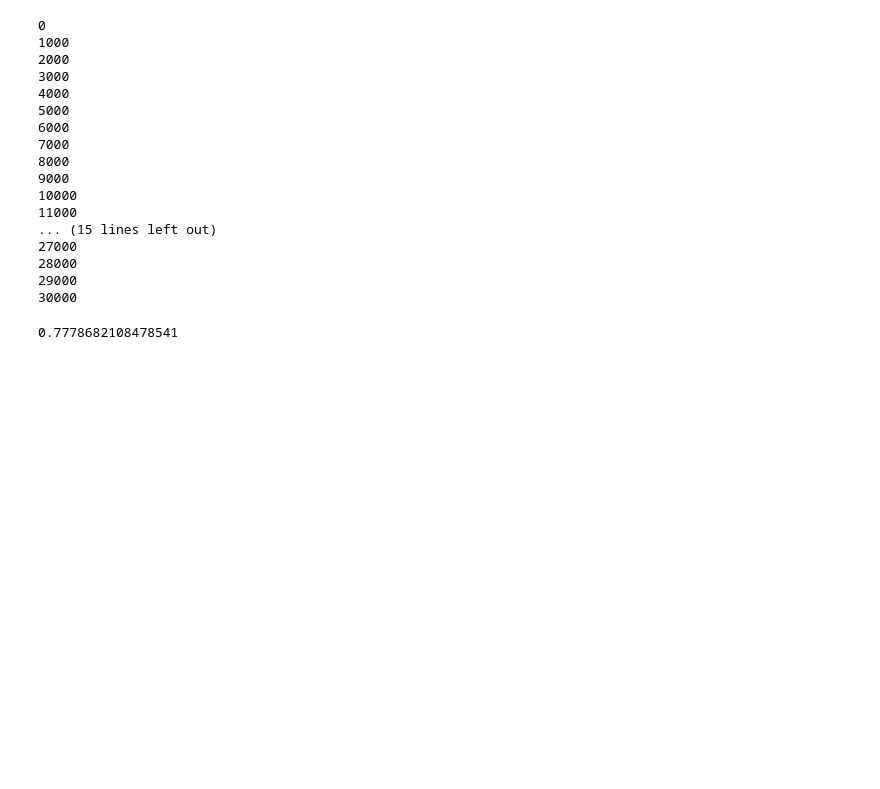
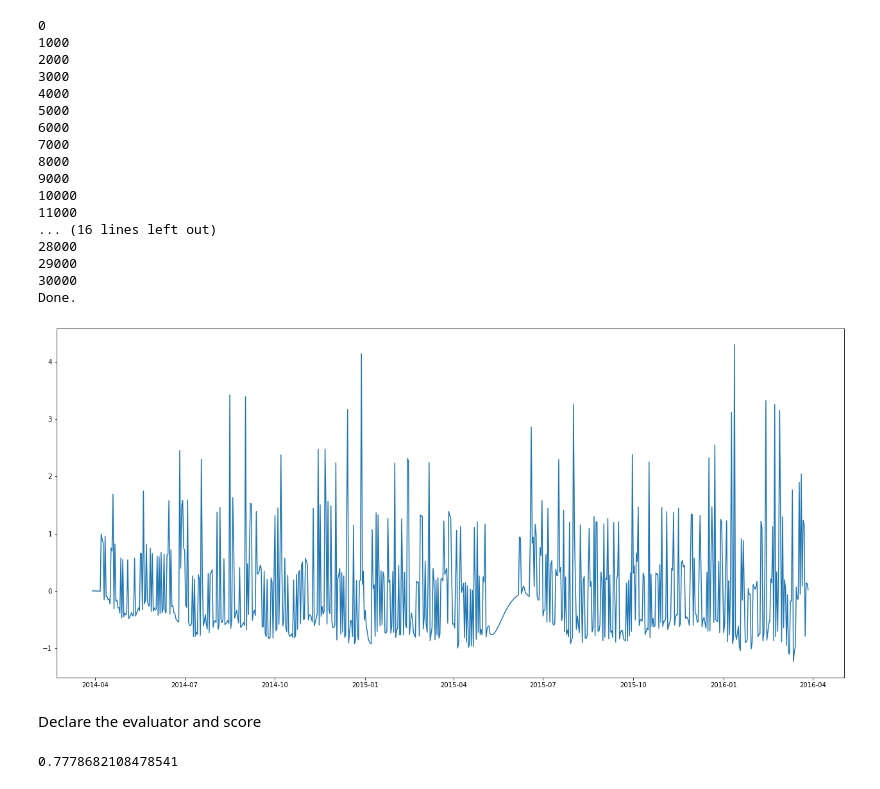
Before and after one commit to team2point0/M5-Forecasting, a Jupyter notebook: fullProj.ipynb, the cells around one changed output. Drawn from its saved outputs; the diff is of its cells as text; code cells hidden in the pictures; blank space fills up the shorter version.

```diff
--- a/fullProj.ipynb
+++ b/fullProj.ipynb
@@ -82,15 +91,34 @@ xTest = xDF.iloc[dayStart-1+dfTrain.shape[1]:dayStart-1+dfTrain.shape[1]+28,:]
 # loop for each product
 for i in range(0,int(len(dfTrain))):
 
-    # separate y values for one product
     yTrain = dfTrain.iloc[i,:]
 
     # train
     regressor = LinearRegression()
-    regressor.fit(xTrain, yTrain)
+    regressor.fit(xTrain[noDate], yTrain)
 
-    # predict
-    yPred = regressor.predict(xTest)
+    # set ARIMA predictions to zero to add nothing at the end if commented out
+    ARIMApred = np.zeros(ARIMApred.shape)
+
+    # # # ---------------------------------------comment for ARIMA---------------------
+
+    # # # residuals from linear regression
+    # residLinear = yTrain - regressor.predict(xTrain[noDate])
+
+    # # # arima model from residuals
+    # model = ARIMA(pd.Series(residLinear.to_list(), index=xTrain['date']), order=(5,1,2))
+    # ARIMA_fit = model.fit()
+
+    # # # make ARIMA prediction
+    # ARIMApred = ARIMA_fit.predict(start=xTest.iloc[0]['date'], end=xTest.iloc[-1]['date'], dynamic=True)
+
+    # # # -----------------------------------------------------------------------------
+
+    # print(ARIMA_fit.summary())
+    # residuals = pd.DataFrame(ARIMA_fit.resid)
+
+    yPred = regressor.predict(xTest[noDate]) + ARIMApred
+
 
     # add to prediction dataframe
     ydfPred = ydfPred.append(pd.Series(yPred.round(), index=dfValid.columns.tolist()), ignore_index=True)
@@ -98,6 +126,8 @@ for i in range(0,int(len(dfTrain))):
     # progress output
     if i % 1000 == 0:
         print(i)
+
+print("Done.")
 # %% [output]
 0
 1000
@@ -111,8 +141,8 @@ for i in range(0,int(len(dfTrain))):
 9000
 10000
 11000
-... (15 lines left out)
-27000
+... (16 lines left out)
 28000
 29000
 30000
+Done.
@@ -119,3 +151,22 @@ for i in range(0,int(len(dfTrain))):
+# %%
+plt.figure(figsize=(22, 10))
+
+plt.plot(residuals, label='Train')
+# plt.hist(residuals[0])
+
+plt.plot(xTrain['date'], yTrain, label='Train')
+plt.plot(xTest['date'], yPred.round(), label='Regression Pred', color='r')
+plt.plot(xTest['date'], dfValid.iloc[i,], label='Validation', color='k')
+
+# plt.plot(xTrain['date'], resid, label='Train')
+
+# plt.hist(resid)
+
+plt.show()
+# %% [output]
+[figure, added]
+# %% [markdown]
+Declare the evaluator and score
 # %%
 # input dimensions must be 30490 x 28
 e = evaluator.WRMSSEEvaluator(dfTrainFull, dfValid, calendarDF, pricesDF)
```
Also changed, not shown: parts of 4 cells of this notebook.
